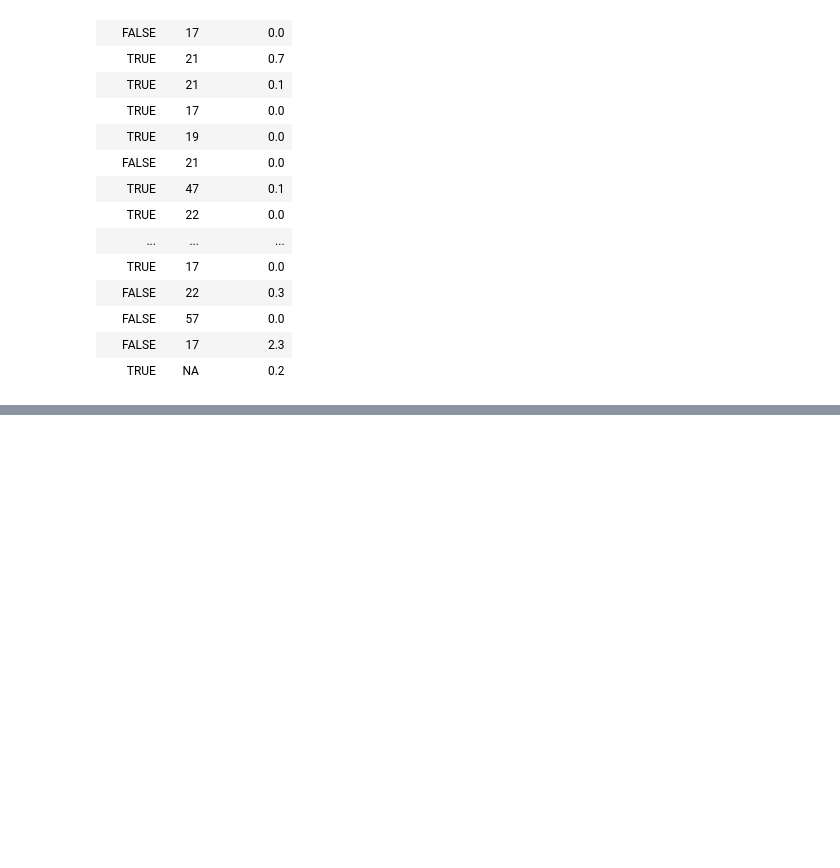
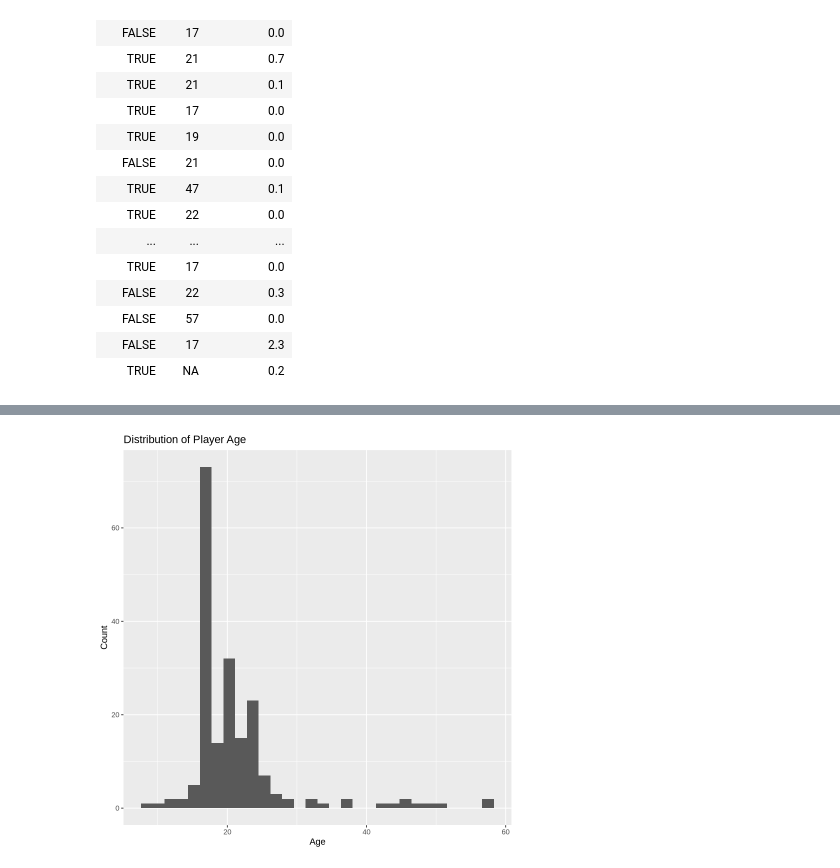
Before and after one commit to saisriman2004/DSCI_V-100-Group-Project, a Jupyter notebook: ProjectFinalReport.ipynb, the cells around one changed output, grey strips where cells are left out. Saved outputs shown, nothing was run; the diff lists cells and outputs as text; code cells hidden in the pictures; blank space fills up the shorter version.

```diff
--- a/ProjectFinalReport.ipynb
+++ b/ProjectFinalReport.ipynb
@@ -91,0 +114,10 @@ A tibble: 196 × 3
+# %%
+players |>
+  ggplot(aes(x = Age)) +
+  geom_histogram(bins = 30) +
+  labs(
+    title = "Distribution of Player Age",
+    x = "Age",
+    y = "Count"
+  )
+# %% [output]
@@ -91,0 +126 @@ A tibble: 196 × 3
+[figure, added]
```
Also changed, not shown: parts of 17 cells of this notebook.
